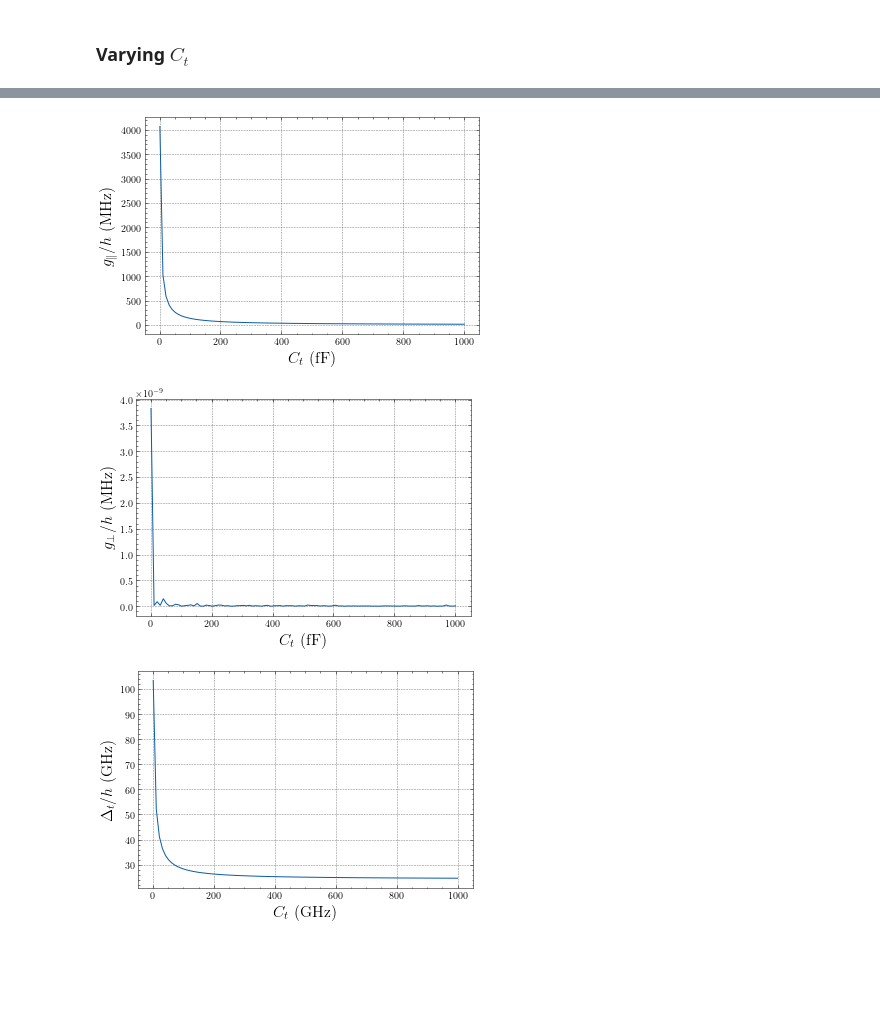
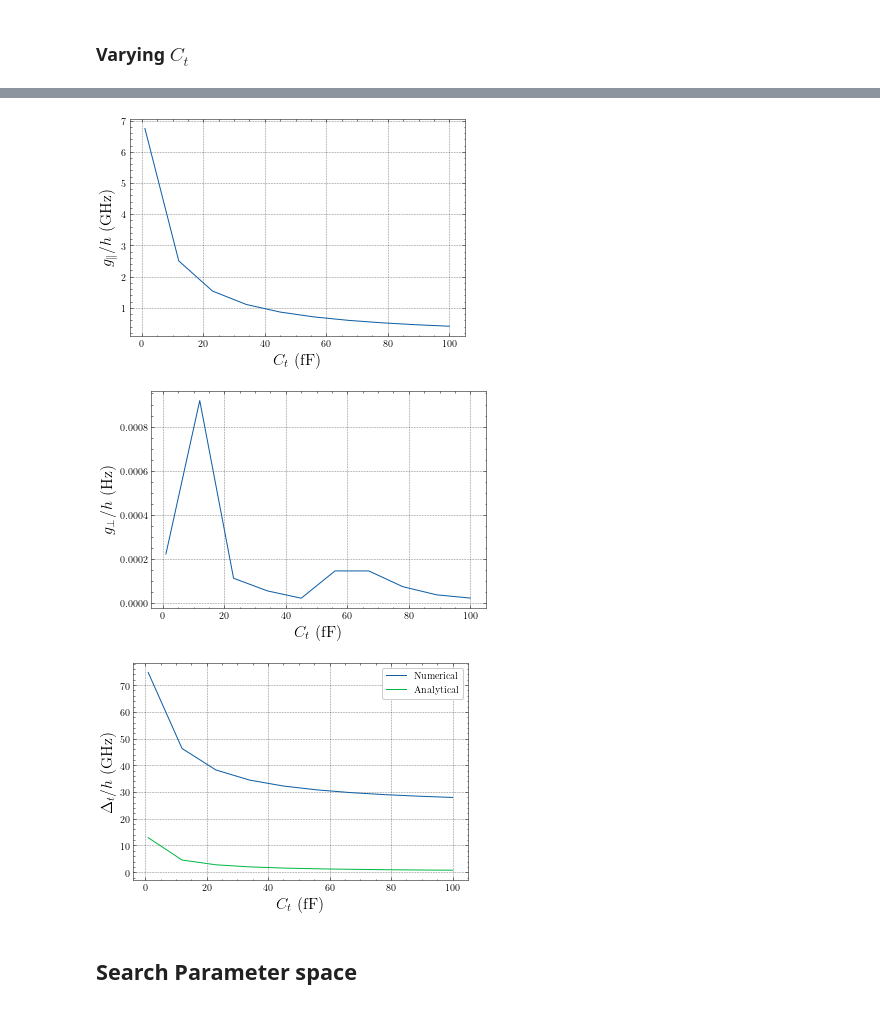
Before and after one commit to Dan5762/Transmon-Project, a Jupyter notebook: CM - Direct Coupling.ipynb, the cells around one changed output, grey strips where cells are left out. Drawn from its saved outputs; the diff is of its cells as text; code cells hidden in the pictures; blank space fills up the shorter version.

```diff
--- a/CM - Direct Coupling.ipynb
+++ b/CM - Direct Coupling.ipynb
@@ -755,9 +803,9 @@ plt.show()
 # %%
-pparam = dict(xlabel='$C_c$ (fF)', ylabel='$g_\parallel / h$ (MHz)')
+pparam = dict(xlabel='$C_c$ (fF)', ylabel='$| g_\parallel | / h$ (MHz)')
 
 with plt.style.context(['science', 'grid']):
     fig, ax = plt.subplots(figsize=(6,4))
-    ax.plot(fig_17d_Ccs, [np.abs(g_parr) * 1e-6 / h for g_parr in fig17d_data])
+    ax.plot([val * 1e15 for val in fig_17d_Ccs], [np.abs(g_parr) * 1e-6 / h for g_parr in fig17d_data])
     ax.set(**pparam)
     ax.xaxis.label.set_size(16)
     ax.yaxis.label.set_size(16)
@@ -871,21 +1086,23 @@ with plt.style.context(['science', 'grid']):
 # %% [markdown]
 ### Varying $C_{t}$
 # %%
-fig_pt_detuning_Ct = np.linspace(1e-15, 1e-12, 100)
+fig_pt_detuning_Ct = np.linspace(1e-15, 1e-13, 10)
 fig_pt_detuning_Ct_g_parr = []
 fig_pt_detuning_Ct_g_perp = []
 fig_pt_detuning_Ct_delta_t = []
 
-system = SparseSystem(ncut=5, alpha=0.4, ng=0.25, Cjt=0)
+sys = SparseSystem(ncut=5, alpha=0.4, ng=0.25, Ejp=200e9, Ejt=100e9, Cjt=5e-15)
+
+system._print_params()
 
 for Ct in tqdm(fig_pt_detuning_Ct):
-    system.Ct = Ct
+    sys.Ct = Ct
 
-    g_parr = system.calc_g_parr(update=True)
+    g_parr = sys.calc_g_parr(update=True)
     fig_pt_detuning_Ct_g_parr.append(g_parr)
 
-    g_perp = system.calc_g_perp()
+    g_perp = sys.calc_g_perp()
     fig_pt_detuning_Ct_g_perp.append(g_perp)
 
-    delta_t = system.calc_delta_t()
+    delta_t = sys.calc_delta_t()
     fig_pt_detuning_Ct_delta_t.append(delta_t)
@@ -892,37 +1119,53 @@ for Ct in tqdm(fig_pt_detuning_Ct):
+# %%
+def safe_div(num, denom):
+    if denom == 0:
+        return 0
+    else:
+        return num / denom
+
+fig_pt_detuning_Ct_delta_t_theory = []
+for Ct in fig_pt_detuning_Ct:
+    Ect = safe_div(e_charge**2, 2 * (sys.Cjt + Ct))
+    omega = np.sqrt((sys.Ejt * h)**2 + (4 * Ect)**2)
+    fig_pt_detuning_Ct_delta_t_theory.append(omega)
 # %%
-pparam = dict(xlabel='$C_t$ (fF)', ylabel='$g_\\parallel / h$ (MHz)')
+pparam = dict(xlabel='$C_t$ (fF)', ylabel='$g_\\parallel / h$ (GHz)')
 
 with plt.style.context(['science', 'grid']):
     fig, ax = plt.subplots(figsize=(6,4))
-    ax.plot([val * 1e15 for val in fig_pt_detuning_Ct], [np.abs(g_parr) * 1e-6 / h for g_parr in fig_pt_detuning_Ct_g_parr])
+    ax.plot([val * 1e15 for val in fig_pt_detuning_Ct], [np.abs(g_parr) * 1e-9 / h for g_parr in fig_pt_detuning_Ct_g_parr])
     ax.set(**pparam)
     ax.xaxis.label.set_size(16)
     ax.yaxis.label.set_size(16)
     fig.savefig('figures/Direct Coupling/g_parr wrt Ct.png', dpi=300)
     plt.show()
 
-pparam = dict(xlabel='$C_t$ (fF)', ylabel='$g_\\perp / h$ (MHz)')
+pparam = dict(xlabel='$C_t$ (fF)', ylabel='$g_\\perp / h$ (Hz)')
 
 with plt.style.context(['science', 'grid']):
     fig, ax = plt.subplots(figsize=(6,4))
-    ax.plot([val * 1e15 for val in fig_pt_detuning_Ct], [np.abs(g_perp) * 1e-6 / h for g_perp in fig_pt_detuning_Ct_g_perp])
+    ax.plot([val * 1e15 for val in fig_pt_detuning_Ct], [np.abs(g_perp) / h for g_perp in fig_pt_detuning_Ct_g_perp])
     ax.set(**pparam)
     ax.xaxis.label.set_size(16)
     ax.yaxis.label.set_size(16)
     fig.savefig('figures/Direct Coupling/g_perp wrt Ct.png', dpi=300)
     plt.show()
 
-pparam = dict(xlabel='$C_t$ (GHz)', ylabel='$\\Delta_t / h$ (GHz)')
+pparam = dict(xlabel='$C_t$ (fF)', ylabel='$\\Delta_t / h$ (GHz)')
 
 with plt.style.context(['science', 'grid']):
     fig, ax = plt.subplots(figsize=(6,4))
-    ax.plot([val * 1e15 for val in fig_pt_detuning_Ct], [np.abs(delta_t) * 1e-9 / h for delta_t in fig_pt_detuning_Ct_delta_t])
+    ax.plot([val * 1e15 for val in fig_pt_detuning_Ct], [np.abs(delta_t) * 1e-9 / h for delta_t in fig_pt_detuning_Ct_delta_t], label='Numerical')
+    ax.plot([val * 1e15 for val in fig_pt_detuning_Ct], [np.abs(delta_t_bare) * 1e-9 / h for delta_t_bare in fig_pt_detuning_Ct_delta_t_theory], label='Analytical')
     ax.set(**pparam)
     ax.xaxis.label.set_size(16)
     ax.yaxis.label.set_size(16)
+    plt.legend()
     fig.savefig('figures/Direct Coupling/Delta_t wrt Ct.png', dpi=300)
     plt.show()
 # %% [output]
-[figure, old version]
+[figure, new version]
-[figure, old version]
+[figure, new version]
-[figure, old version]
+[figure, new version]
+# %% [markdown]
+## Search Parameter space
```
Also changed, not shown: parts of 59 cells of this notebook, 46 other files.
